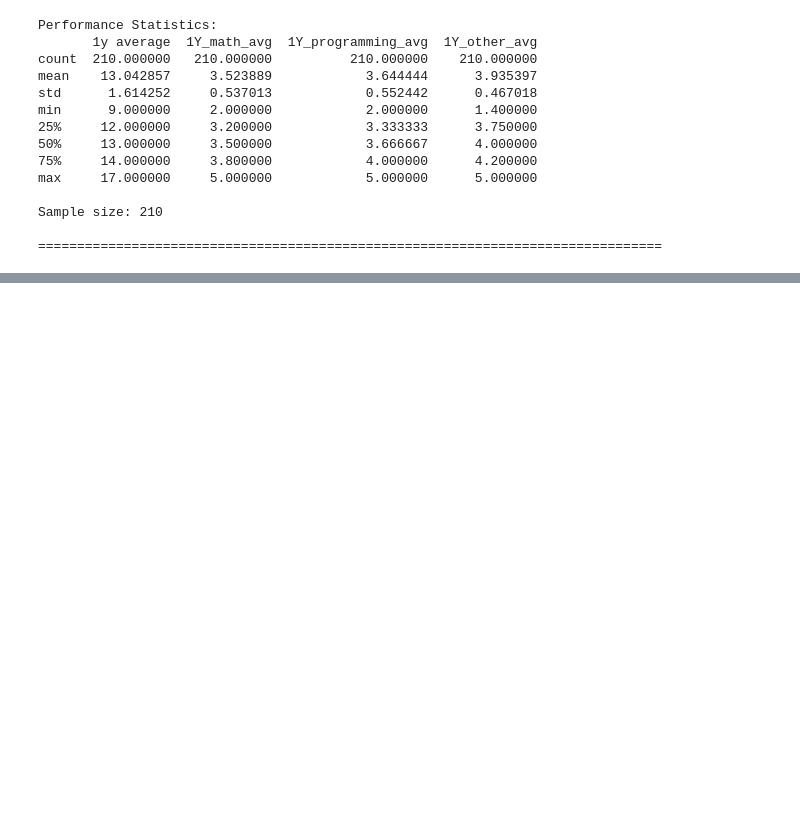
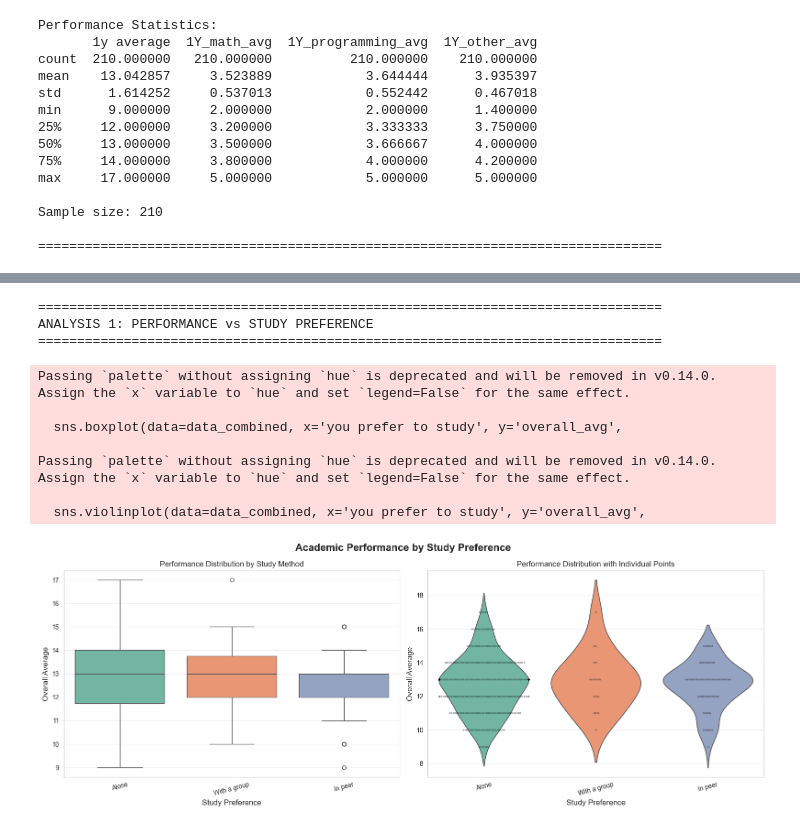
Before and after one commit to ayaaa321/ENSIA-students-performance, a Jupyter notebook: EDA/eda_bivariate_analysis.ipynb, the cells around one changed output, grey strips where cells are left out. Cells and saved outputs as stored; diff of their text form; code cells hidden in the pictures; blank space fills up the shorter version.

```diff
--- a/EDA/eda_bivariate_analysis.ipynb
+++ b/EDA/eda_bivariate_analysis.ipynb
@@ -174,0 +516,79 @@ Correlation between sleep and overall performance: 0.067
+# %%
+# Prepare combined data for all years
+data_1y_cat = data_1y.copy()
+data_1y_cat['overall_avg'] = data_1y_cat['1y average']
+data_1y_cat['year'] = 1
+
+data_2y_cat = data_2y.copy()
+data_2y_cat['overall_avg'] = data_2y_cat['2y average']
+data_2y_cat['year'] = 2
+
+data_3y_cat = data_3y.copy()
+data_3y_cat['overall_avg'] = data_3y_cat['3y average']
+data_3y_cat['year'] = 3
+
+# Combine all years
+data_combined = pd.concat([data_1y_cat, data_2y_cat, data_3y_cat], ignore_index=True)
+# %%
+
+# ============================================================================
+# ANALYSIS 1: Performance vs Study Preference (Alone/Group/Peer)
+# ============================================================================
+print("\n\n" + "=" * 80)
+print("ANALYSIS 1: PERFORMANCE vs STUDY PREFERENCE")
+print("=" * 80)
+
+fig, axes = plt.subplots(1, 2, figsize=(16, 6))
+fig.suptitle('Academic Performance by Study Preference', fontsize=16, fontweight='bold')
+
+# Box plot
+sns.boxplot(data=data_combined, x='you prefer to study', y='overall_avg',
+            palette='Set2', ax=axes[0])
+axes[0].set_xlabel('Study Preference', fontsize=12)
+axes[0].set_ylabel('Overall Average', fontsize=12)
+axes[0].set_title('Performance Distribution by Study Method')
+axes[0].tick_params(axis='x', rotation=15)
+axes[0].grid(True, alpha=0.3, axis='y')
+
+# Violin plot with swarm
+sns.violinplot(data=data_combined, x='you prefer to study', y='overall_avg',
+               palette='Set2', ax=axes[1], inner=None)
+sns.swarmplot(data=data_combined, x='you prefer to study', y='overall_avg',
+              color='black', alpha=0.3, size=3, ax=axes[1])
+axes[1].set_xlabel('Study Preference', fontsize=12)
+axes[1].set_ylabel('Overall Average', fontsize=12)
+axes[1].set_title('Performance Distribution with Individual Points')
+axes[1].tick_params(axis='x', rotation=15)
+axes[1].grid(True, alpha=0.3, axis='y')
+
+plt.tight_layout()
+plt.show()
+
+# Statistical summary
+study_pref_stats = data_combined.groupby('you prefer to study')['overall_avg'].agg([
+    'count', 'mean', 'std', 'min', 'max'
+]).round(2)
+print("\nStatistics by Study Preference:")
+print(study_pref_stats)
+
+# ANOVA test
+from scipy.stats import f_oneway
+groups = [group['overall_avg'].values for name, group in data_combined.groupby('you prefer to study')]
+f_stat, p_value = f_oneway(*groups)
+print(f"\nANOVA Test: F-statistic = {f_stat:.3f}, p-value = {p_value:.4f}")
+if p_value < 0.05:
+    print("✓ Statistically significant difference between groups")
+else:
+    print("✗ No statistically significant difference between groups")
+# %% [output]
+================================================================================
+ANALYSIS 1: PERFORMANCE vs STUDY PREFERENCE
+================================================================================
+Passing `palette` without assigning `hue` is deprecated and will be removed in v0.14.0. Assign the `x` variable to `hue` and set `legend=False` for the same effect.
+
+  sns.boxplot(data=data_combined, x='you prefer to study', y='overall_avg',
+
+Passing `palette` without assigning `hue` is deprecated and will be removed in v0.14.0. Assign the `x` variable to `hue` and set `legend=False` for the same effect.
+
+  sns.violinplot(data=data_combined, x='you prefer to study', y='overall_avg',
+[figure, added]
```
Also changed, not shown: parts of 18 cells of this notebook.
